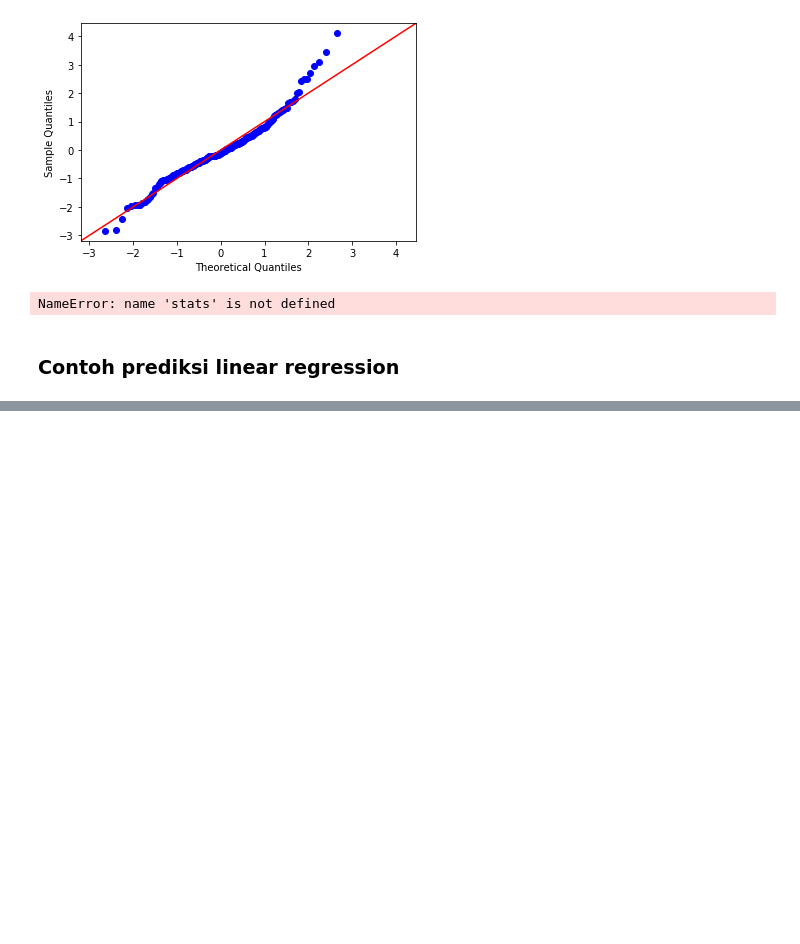
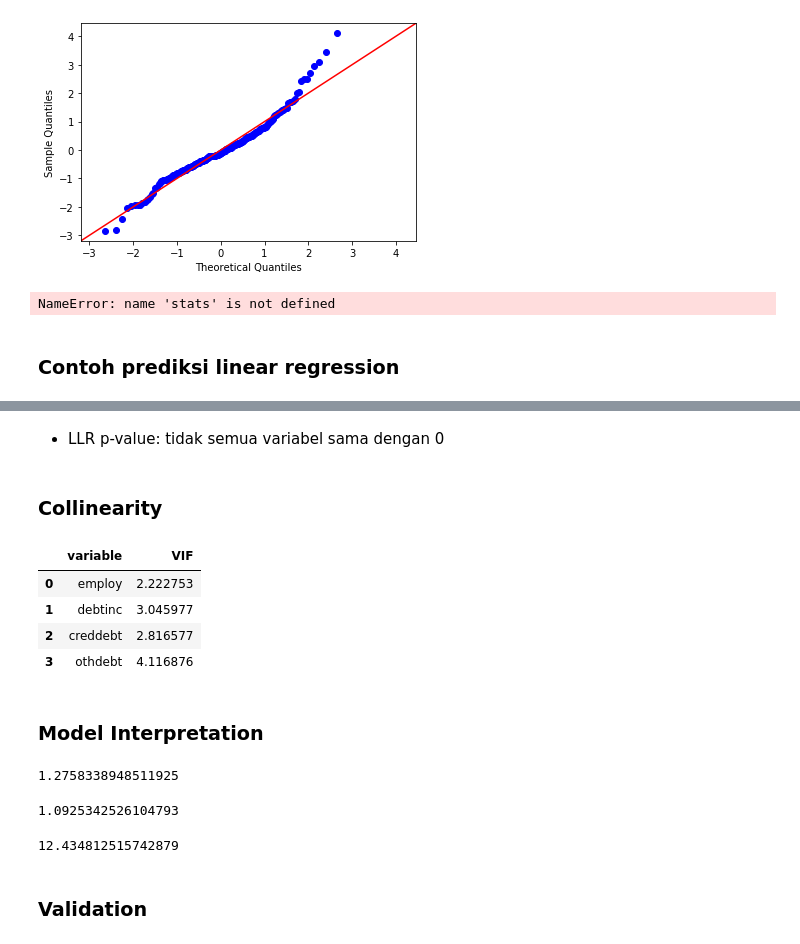
Before and after one commit to Damianus04/data-science-purwadhika, a Jupyter notebook: Modul_3_Machine_Learning_Working_Files/20210210 - Linear - Regression - exercise.ipynb, the cells around one changed output, grey strips where cells are left out. Saved outputs shown, nothing was run; the diff lists cells and outputs as text; code cells hidden in the pictures; blank space fills up the shorter version.

```diff
--- a/Modul_3_Machine_Learning_Working_Files/20210210 - Linear - Regression - exercise.ipynb
+++ b/Modul_3_Machine_Learning_Working_Files/20210210 - Linear - Regression - exercise.ipynb
@@ -277,0 +340,4 @@ from sklearn.metrics import r2_score, mean_squared_error
+# %% [markdown]
+- LLR p-value: tidak semua variabel sama dengan 0
+# %% [markdown]
+### Collinearity
@@ -277,0 +346,42 @@ from sklearn.metrics import r2_score, mean_squared_error
+# %%
+def calc_vif(X):
+    vif = pd.DataFrame()
+    vif['variable'] = X.columns
+    vif['VIF'] = [variance_inflation_factor(X.values, i) for i in range(X.shape[1])]
+
+    return vif
+# %%
+calc_vif(X)
+# %% [output]
+|  | variable | VIF |
+| 0 | employ | 2.222753 |
+| 1 | debtinc | 3.045977 |
+| 2 | creddebt | 2.816577 |
+| 3 | othdebt | 4.116876 |
+# %% [markdown]
+### Model Interpretation
+# %%
+# employ feature interpretation
+1/np.exp(-0.2436 * 1)
+
+# employ = ketika employment meningkat 1 tahun, dan tidak ada perubahan pada variable yang lain, maka risiko untuk default akan turun 1.275 x
+# semakin orang lama kerja, orang semakin mapan dan bisa membayar utang
+# %% [output]
+1.2758338948511925
+# %%
+# debtinc feature interpretation
+np.exp(0.0885 * 1)
+
+# debtinc = ketika ratio debt income naik 1, dan tidak ada perubahan pada variable yang lain, maka risiko default akan naik 1.0925 x
+# %% [output]
+1.0925342526104793
+# %%
+# creddebt feature interpretation
+np.exp(0.5041 * 5)
+
+# creddebt = ketika creddebt naik $5 dan tidak ada perubahan pada variable lain, maka risiko default akan naik 12.43x
+# creddebt = nasabah yang memiliki creddebt $10 memiliki risiko default 12.43x lebih tinggi daripada nasabah yang memiliki creddebt $5
+# %% [output]
+12.434812515742879
+# %% [markdown]
+### Validation
```
Also changed, not shown: parts of 17 cells of this notebook, 12 other files.
